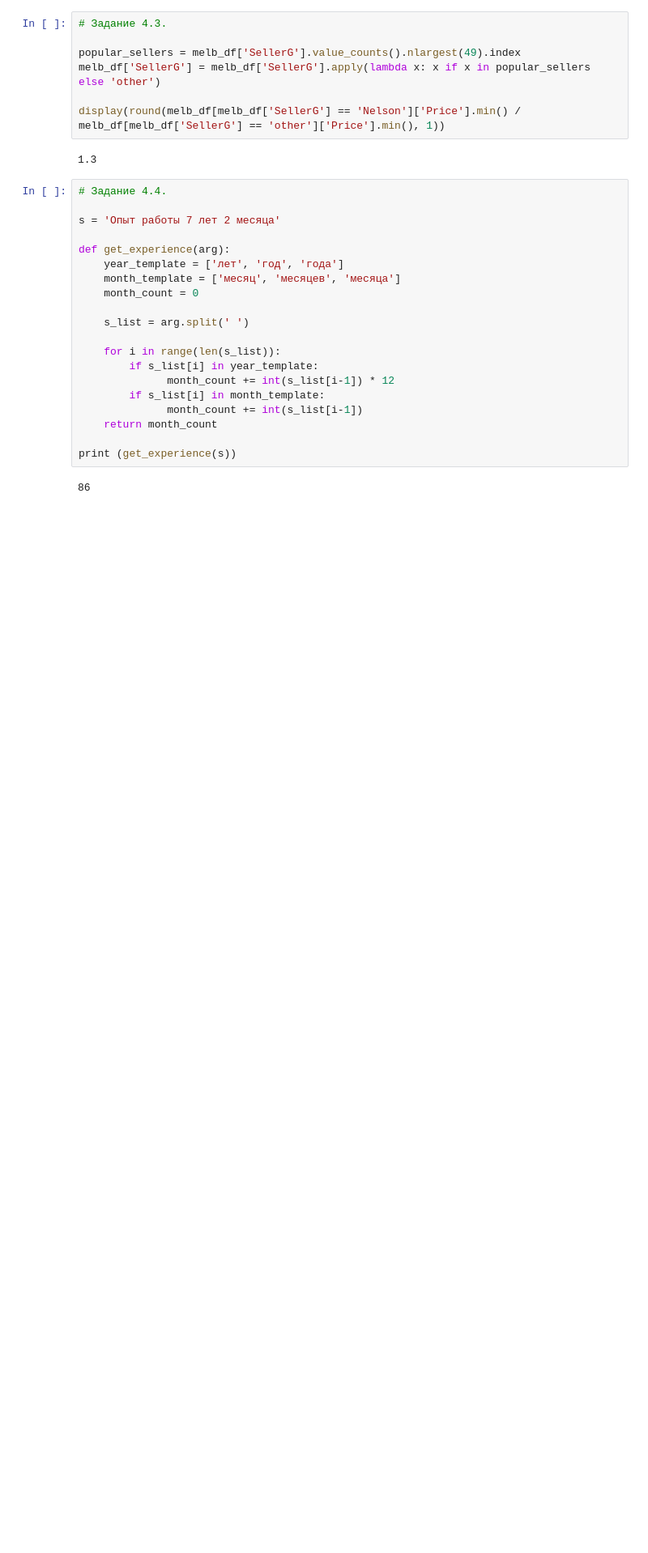
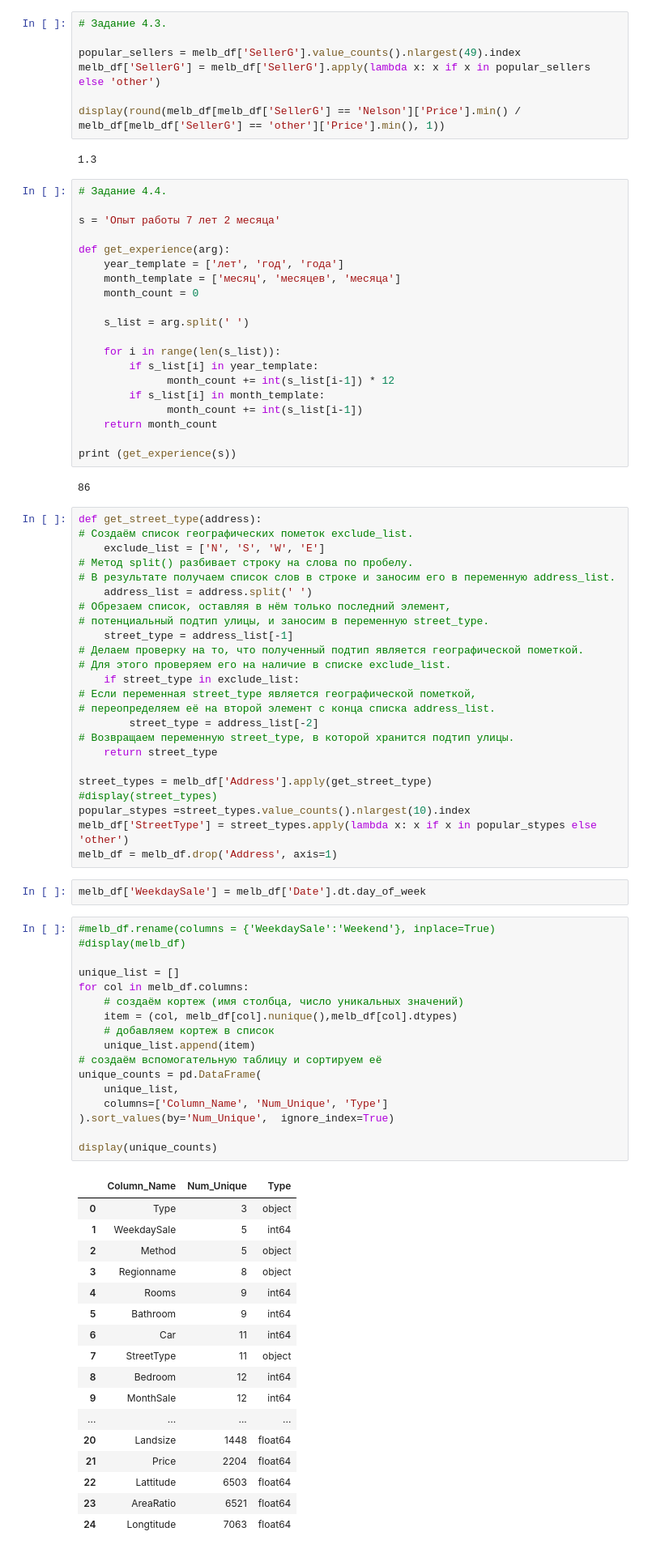
Before and after one commit to MaximZhambalov/SF_Tasks, a Jupyter notebook: PYTHON11-PANDAS-BASIC/test-notes-PY11.ipynb, the cells around one changed output. Shown at 81% size. Drawn from its saved outputs; the diff is of its cells as text; blank space fills up the shorter version.

```diff
--- a/PYTHON11-PANDAS-BASIC/test-notes-PY11.ipynb
+++ b/PYTHON11-PANDAS-BASIC/test-notes-PY11.ipynb
@@ -229,3 +239,64 @@ def get_experience(arg):
 print (get_experience(s))
 # %% [output]
 86
+# %%
+def get_street_type(address):
+# Создаём список географических пометок exclude_list.
+    exclude_list = ['N', 'S', 'W', 'E']
+# Метод split() разбивает строку на слова по пробелу.
+# В результате получаем список слов в строке и заносим его в переменную address_list.
+    address_list = address.split(' ')
+# Обрезаем список, оставляя в нём только последний элемент,
+# потенциальный подтип улицы, и заносим в переменную street_type.
+    street_type = address_list[-1]
+# Делаем проверку на то, что полученный подтип является географической пометкой.
+# Для этого проверяем его на наличие в списке exclude_list.
+    if street_type in exclude_list:
+# Если переменная street_type является географической пометкой,
+# переопределяем её на второй элемент с конца списка address_list.
+        street_type = address_list[-2]
+# Возвращаем переменную street_type, в которой хранится подтип улицы.
+    return street_type
+
+street_types = melb_df['Address'].apply(get_street_type)
+#display(street_types)
+popular_stypes =street_types.value_counts().nlargest(10).index
+melb_df['StreetType'] = street_types.apply(lambda x: x if x in popular_stypes else 'other')
+melb_df = melb_df.drop('Address', axis=1)
+# %%
+melb_df['WeekdaySale'] = melb_df['Date'].dt.day_of_week
+# %%
+#melb_df.rename(columns = {'WeekdaySale':'Weekend'}, inplace=True)
+#display(melb_df)
+
+unique_list = []
+for col in melb_df.columns:
+    # создаём кортеж (имя столбца, число уникальных значений)
+    item = (col, melb_df[col].nunique(),melb_df[col].dtypes)
+    # добавляем кортеж в список
+    unique_list.append(item)
+# создаём вспомогательную таблицу и сортируем её
+unique_counts = pd.DataFrame(
+    unique_list,
+    columns=['Column_Name', 'Num_Unique', 'Type']
+).sort_values(by='Num_Unique',  ignore_index=True)
+
+display(unique_counts)
+# %% [output]
+|  | Column_Name | Num_Unique | Type |
+| 0 | Type | 3 | object |
+| 1 | WeekdaySale | 5 | int64 |
+| 2 | Method | 5 | object |
+| 3 | Regionname | 8 | object |
+| 4 | Rooms | 9 | int64 |
+| 5 | Bathroom | 9 | int64 |
+| 6 | Car | 11 | int64 |
+| 7 | StreetType | 11 | object |
+| 8 | Bedroom | 12 | int64 |
+| 9 | MonthSale | 12 | int64 |
+| ... | ... | ... | ... |
+| 20 | Landsize | 1448 | float64 |
+| 21 | Price | 2204 | float64 |
+| 22 | Lattitude | 6503 | float64 |
+| 23 | AreaRatio | 6521 | float64 |
+| 24 | Longtitude | 7063 | float64 |
```
Also changed, not shown: parts of 15 cells of this notebook, 2 other files.
